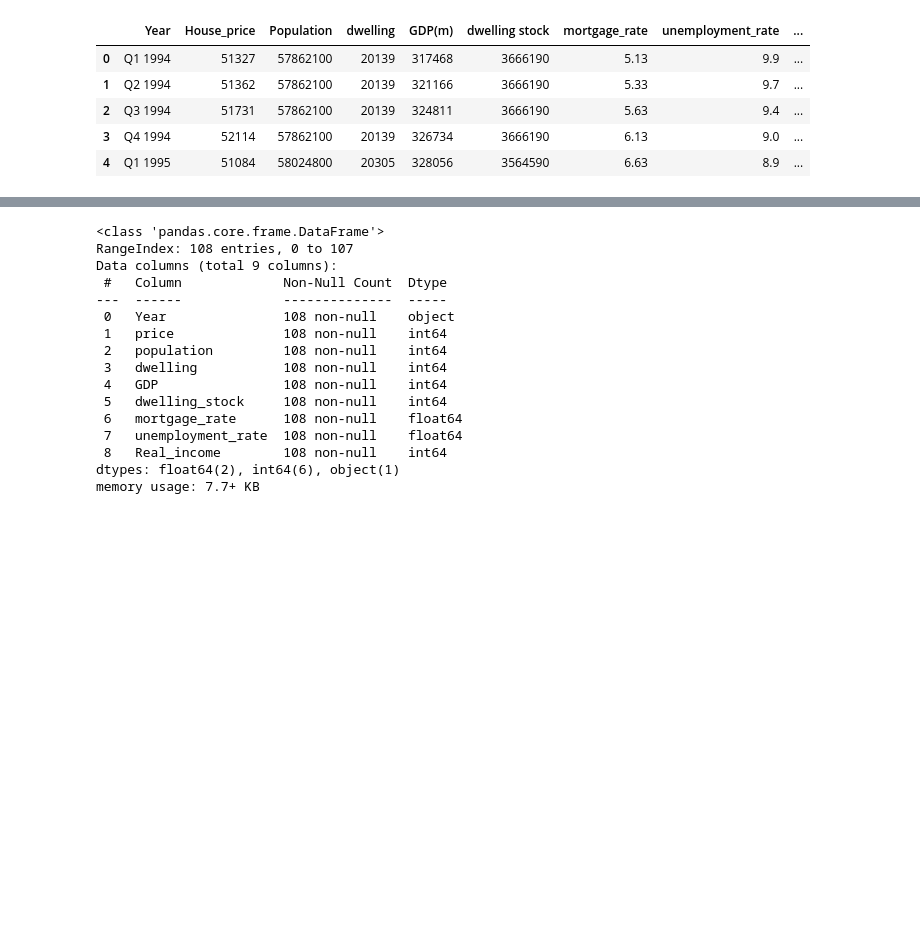
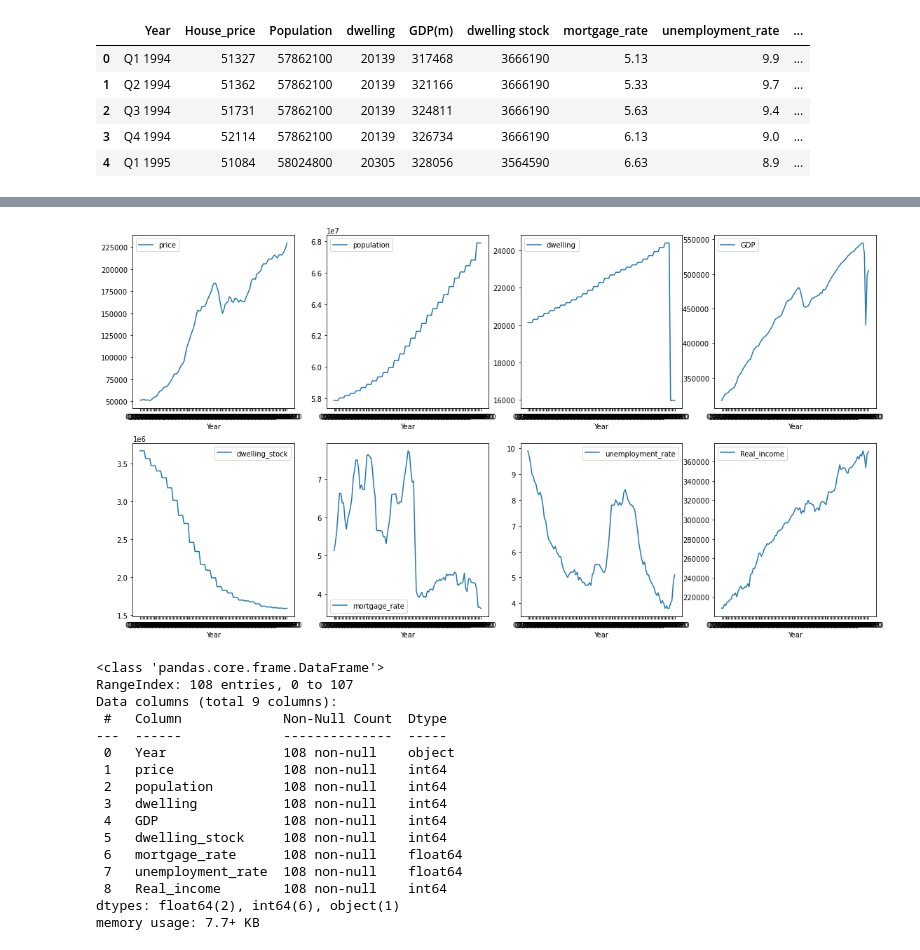
Before and after one commit to TTonsss/DSSS, a Jupyter notebook: assessment.ipynb, the cells around one changed output, grey strips where cells are left out. Cells and saved outputs as stored; diff of their text form; code cells hidden in the pictures; blank space fills up the shorter version.

```diff
--- a/assessment.ipynb
+++ b/assessment.ipynb
@@ -67,3 +81,51 @@ Text(0.5, 0, 'House price')
+# %%
+x=data['Year']
+y0=data['price']
+y1=data['population']
+y2=data['dwelling']
+y3=data['GDP']
+y4=data['dwelling_stock']
+y5=data['mortgage_rate']
+y6=data['unemployment_rate']
+y7=data['Real_income']
+
+
+plt.figure(figsize=(19, 10))
+plt.subplot(241)
+plt.plot(x, y0,label='price')
+plt.legend()
+plt.xlabel('Year')
+plt.subplot(242)
+plt.plot(x, y1,label='population')
+plt.legend()
+plt.xlabel('Year')
+plt.subplot(243)
+plt.plot(x, y2,label='dwelling')
+plt.legend()
+plt.xlabel('Year')
+plt.subplot(244)
+plt.plot(x, y3,label='GDP')
+plt.legend()
+plt.xlabel('Year')
+plt.subplot(245)
+plt.plot(x, y4,label='dwelling_stock')
+plt.legend()
+plt.xlabel('Year')
+plt.subplot(246)
+plt.plot(x, y5,label='mortgage_rate')
+plt.legend()
+plt.xlabel('Year')
+plt.subplot(247)
+plt.plot(x, y6,label='unemployment_rate')
+plt.legend()
+plt.xlabel('Year')
+plt.subplot(248)
+plt.plot(x, y7,label='Real_income')
+plt.legend()
+plt.xlabel('Year')
+plt.show()
+# %% [output]
+[figure, added]
 # %%
 data.info()
 # %% [output]
```
Also changed, not shown: parts of 32 cells of this notebook.
